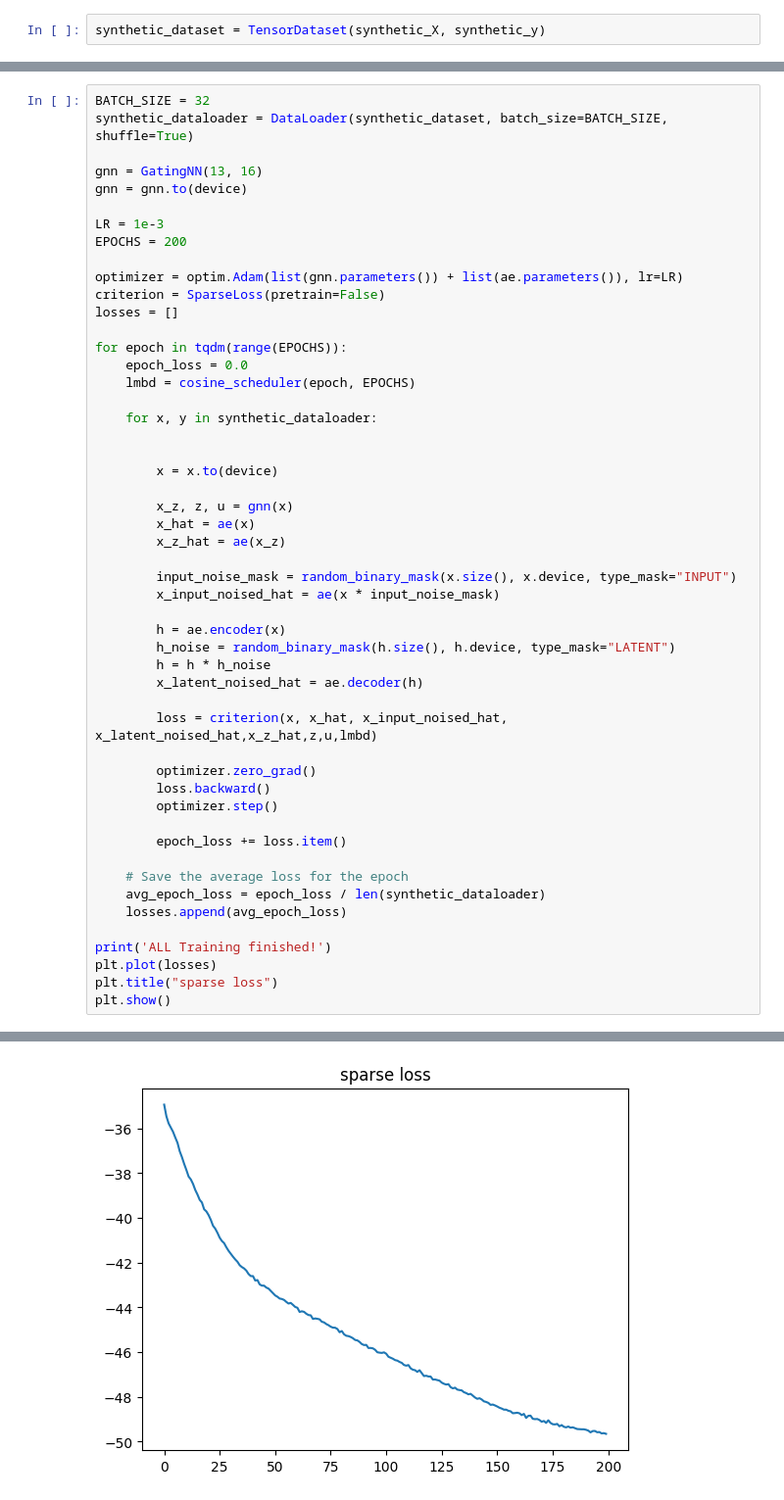
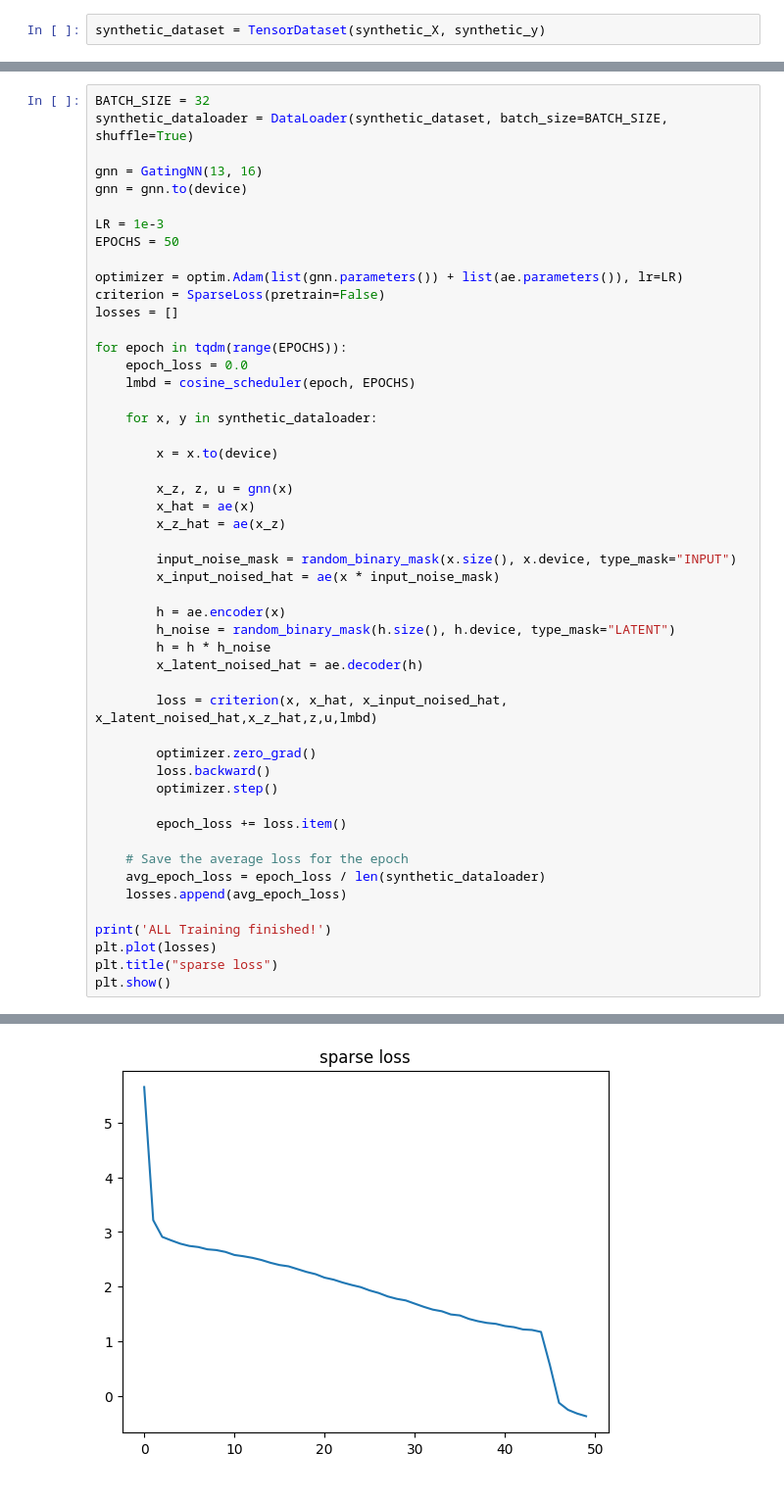
Before and after one commit to AmineYK/Interpretable-Deep-Clustering, a Jupyter notebook: src/training.ipynb, the cells around one changed output, grey strips where cells are left out. Shown at 98% size. Drawn from its saved outputs; the diff is of its cells as text.

```diff
--- a/src/training.ipynb
+++ b/src/training.ipynb
@@ -106,7 +104,7 @@ gnn = GatingNN(13, 16)
 gnn = gnn.to(device)
 
 LR = 1e-3
-EPOCHS = 200
+EPOCHS = 50
 
 optimizer = optim.Adam(list(gnn.parameters()) + list(ae.parameters()), lr=LR)
 criterion = SparseLoss(pretrain=False)
@@ -117,41 +115,40 @@ for epoch in tqdm(range(EPOCHS)):
     lmbd = cosine_scheduler(epoch, EPOCHS)
 
     for x, y in synthetic_dataloader:
-
 
         x = x.to(device)
 
         x_z, z, u = gnn(x)
         x_hat = ae(x)
         x_z_hat = ae(x_z)
 
         input_noise_mask = random_binary_mask(x.size(), x.device, type_mask="INPUT")
         x_input_noised_hat = ae(x * input_noise_mask)
 
         h = ae.encoder(x)
         h_noise = random_binary_mask(h.size(), h.device, type_mask="LATENT")
         h = h * h_noise
         x_latent_noised_hat = ae.decoder(h)
 
         loss = criterion(x, x_hat, x_input_noised_hat, x_latent_noised_hat,x_z_hat,z,u,lmbd)
 
         optimizer.zero_grad()
         loss.backward()
         optimizer.step()
 
         epoch_loss += loss.item()
 
     # Save the average loss for the epoch
     avg_epoch_loss = epoch_loss / len(synthetic_dataloader)
     losses.append(avg_epoch_loss)
 
 print('ALL Training finished!')
 plt.plot(losses)
 plt.title("sparse loss")
 plt.show()
 # %% [output]
 ALL Training finished!
-[figure, old version]
+[figure, new version]
 # %%
 X = synthetic_X.to(device)
 X_Z ,z , _ = gnn(X)
```
Also changed, not shown: parts of 17 cells of this notebook, 3 other files.
